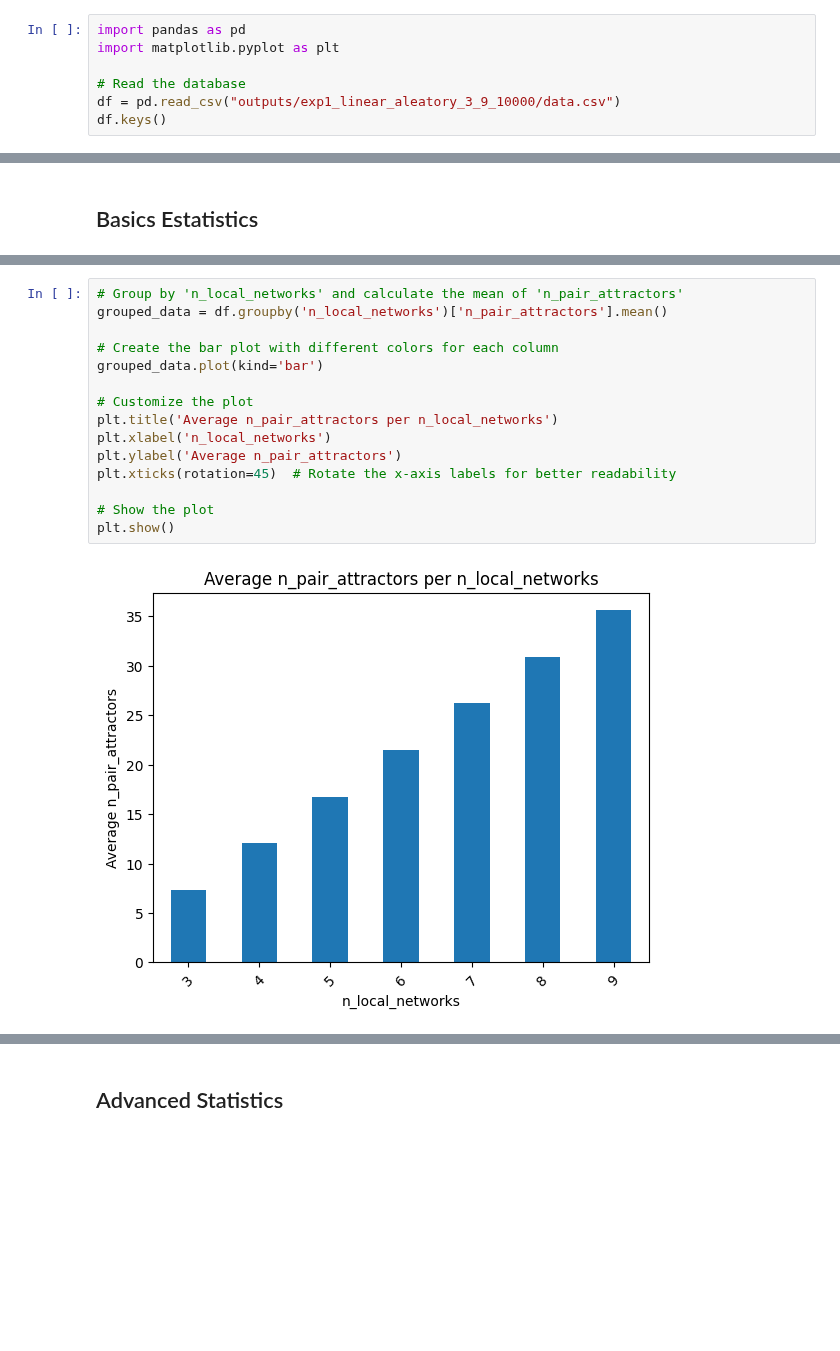
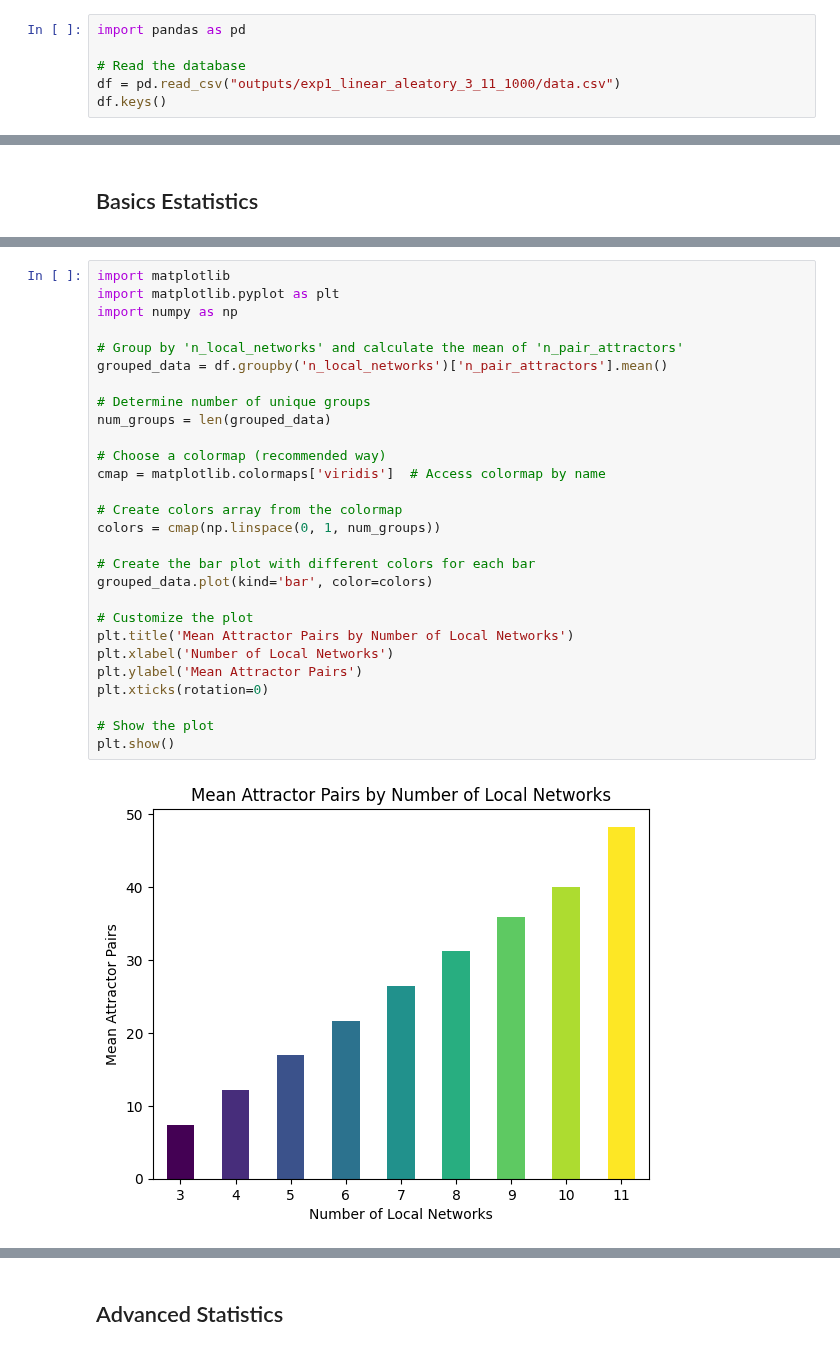
Before and after one commit to crptcusco/cbnetwork, a Jupyter notebook: experiments/1_networks_linear/exp1_analysis.ipynb, the cells around one changed output, grey strips where cells are left out. Drawn from its saved outputs; the diff is of its cells as text; blank space fills up the shorter version.

```diff
--- a/experiments/1_networks_linear/exp1_analysis.ipynb
+++ b/experiments/1_networks_linear/exp1_analysis.ipynb
@@ -5,9 +5,8 @@ This experiment explore the growth of local networks in CBN with Linear topology
 # %%
 import pandas as pd
-import matplotlib.pyplot as plt
 
 # Read the database
-df = pd.read_csv("outputs/exp1_linear_aleatory_3_9_10000/data.csv")
+df = pd.read_csv("outputs/exp1_linear_aleatory_3_11_1000/data.csv")
 df.keys()
 # %% [output]
 Index(['i_sample', 'n_local_networks', 'n_var_network', 'v_topology',
@@ -51,18 +68,31 @@ plt.show()
 # %%
+import matplotlib
+import matplotlib.pyplot as plt
+import numpy as np
+
 # Group by 'n_local_networks' and calculate the mean of 'n_pair_attractors'
 grouped_data = df.groupby('n_local_networks')['n_pair_attractors'].mean()
 
-# Create the bar plot with different colors for each column
-grouped_data.plot(kind='bar')
+# Determine number of unique groups
+num_groups = len(grouped_data)
+
+# Choose a colormap (recommended way)
+cmap = matplotlib.colormaps['viridis']  # Access colormap by name
+
+# Create colors array from the colormap
+colors = cmap(np.linspace(0, 1, num_groups))
+
+# Create the bar plot with different colors for each bar
+grouped_data.plot(kind='bar', color=colors)
 
 # Customize the plot
-plt.title('Average n_pair_attractors per n_local_networks')
-plt.xlabel('n_local_networks')
-plt.ylabel('Average n_pair_attractors')
-plt.xticks(rotation=45)  # Rotate the x-axis labels for better readability
+plt.title('Mean Attractor Pairs by Number of Local Networks')
+plt.xlabel('Number of Local Networks')
+plt.ylabel('Mean Attractor Pairs')
+plt.xticks(rotation=0)
 
 # Show the plot
 plt.show()
 # %% [output]
-[figure, old version]
+[figure, new version]
 # %%
```
Also changed, not shown: parts of 12 cells of this notebook, 1 other file.
